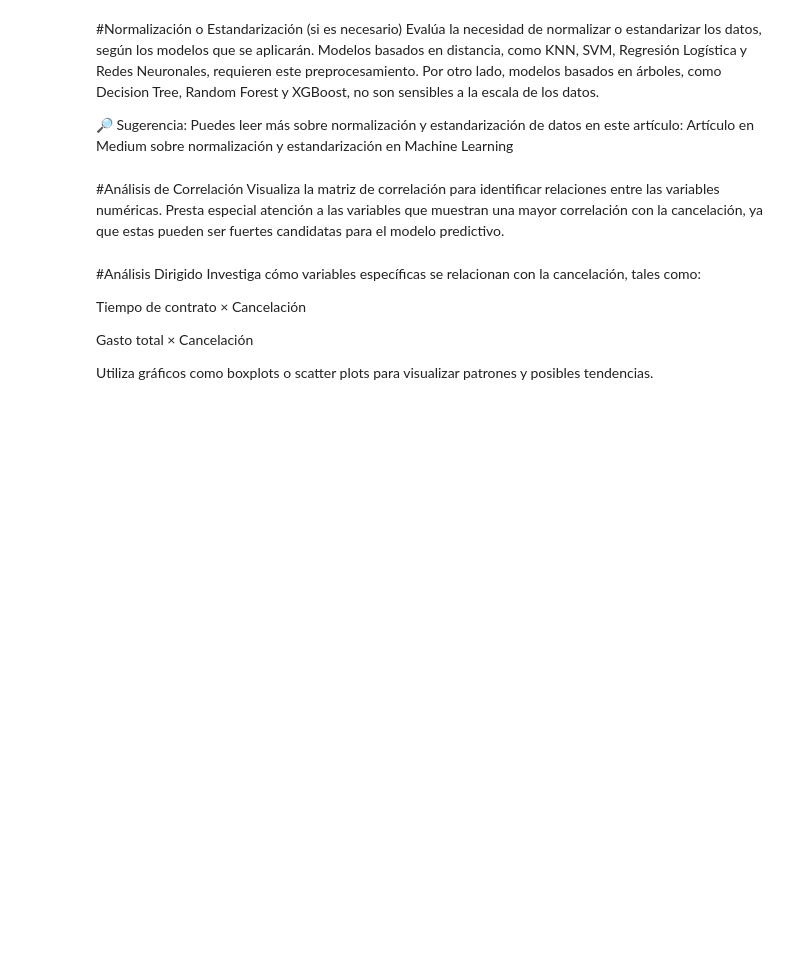
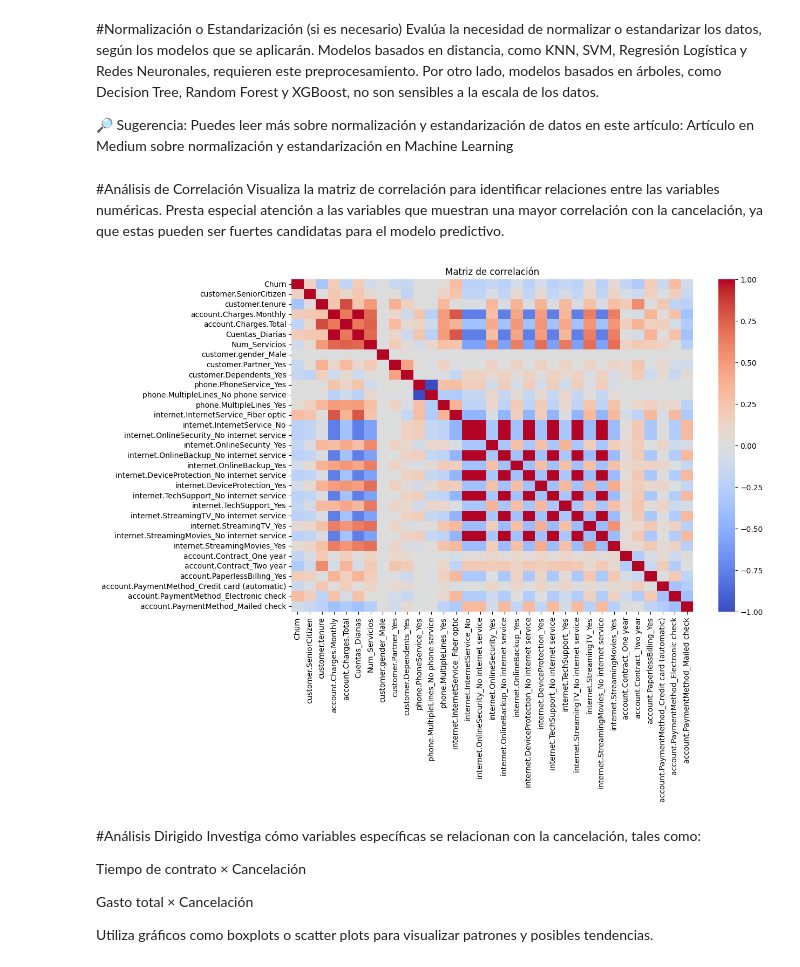
Before and after one commit to Raziedmar/telecomx-parte2-alura-latam, a Jupyter notebook: TelecomX_LATAM_Parte2.ipynb, the cells around one changed output. Saved outputs shown, nothing was run; the diff lists cells and outputs as text; code cells hidden in the pictures; blank space fills up the shorter version.

```diff
--- a/TelecomX_LATAM_Parte2.ipynb
+++ b/TelecomX_LATAM_Parte2.ipynb
@@ -54,3 +88,5 @@ Transforma las variables categóricas a formato numérico para hacerlas compatib
 🔎 Sugerencia:
 Puedes consultar este artículo para entender mejor cuándo usar get_dummies o OneHotEncoder:
 Artículo en Alura sobre codificación categórica
+# %%
+df_encoded = pd.get_dummies(df, drop_first=True)
@@ -78,6 +171,18 @@ Artículo en Medium sobre normalización y estandarización en Machine Learning
 # %% [markdown]
 #Análisis de Correlación
 Visualiza la matriz de correlación para identificar relaciones entre las variables numéricas. Presta especial atención a las variables que muestran una mayor correlación con la cancelación, ya que estas pueden ser fuertes candidatas para el modelo predictivo.
+# %%
+plt.figure(figsize=(12,8))
+
+sns.heatmap(
+    df_encoded.corr(),
+    cmap="coolwarm"
+)
+
+plt.title("Matriz de correlación")
+plt.show()
+# %% [output]
+[figure, added]
 # %% [markdown]
 #Análisis Dirigido
 Investiga cómo variables específicas se relacionan con la cancelación, tales como:
```
Also changed, not shown: parts of 18 cells of this notebook.
